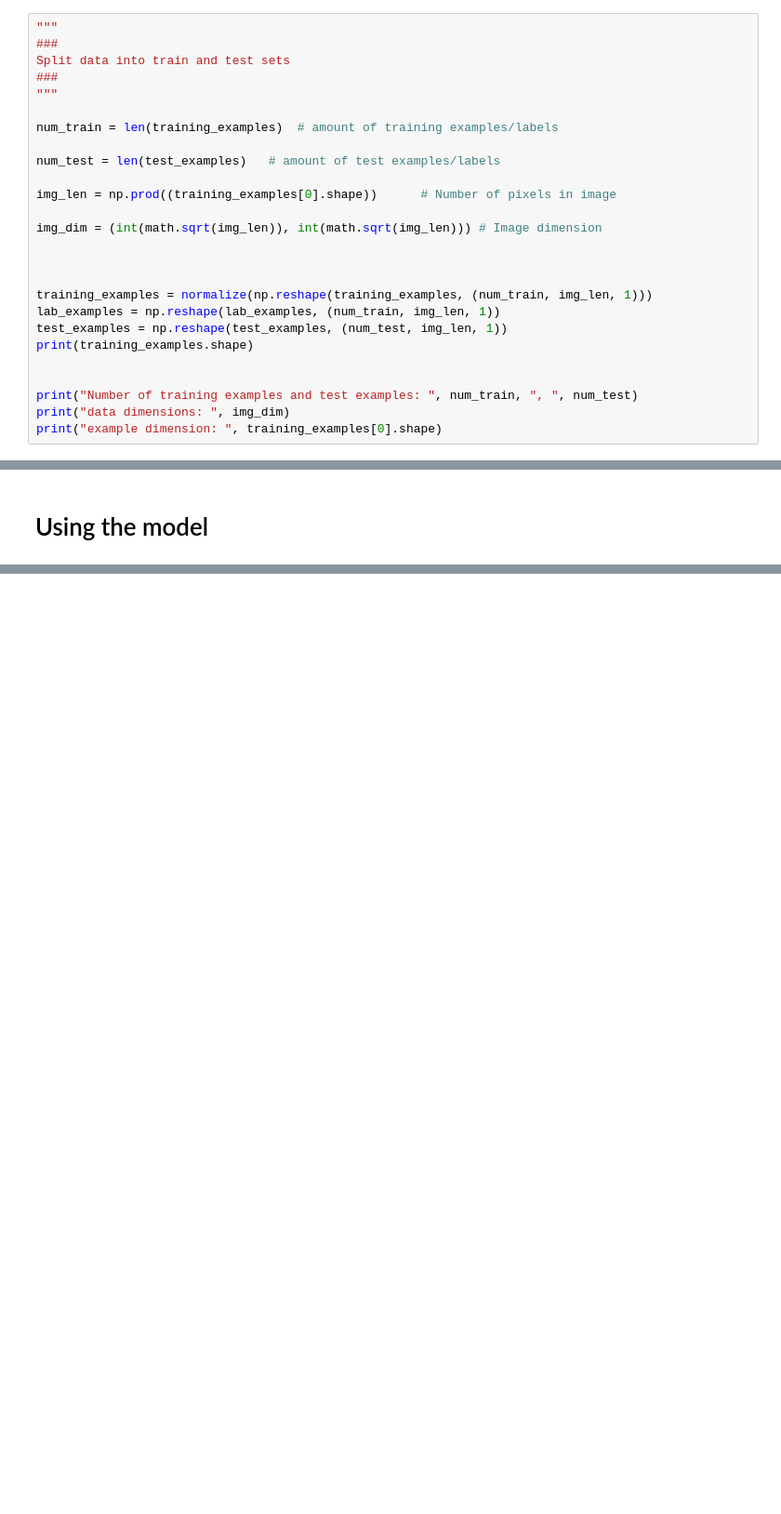
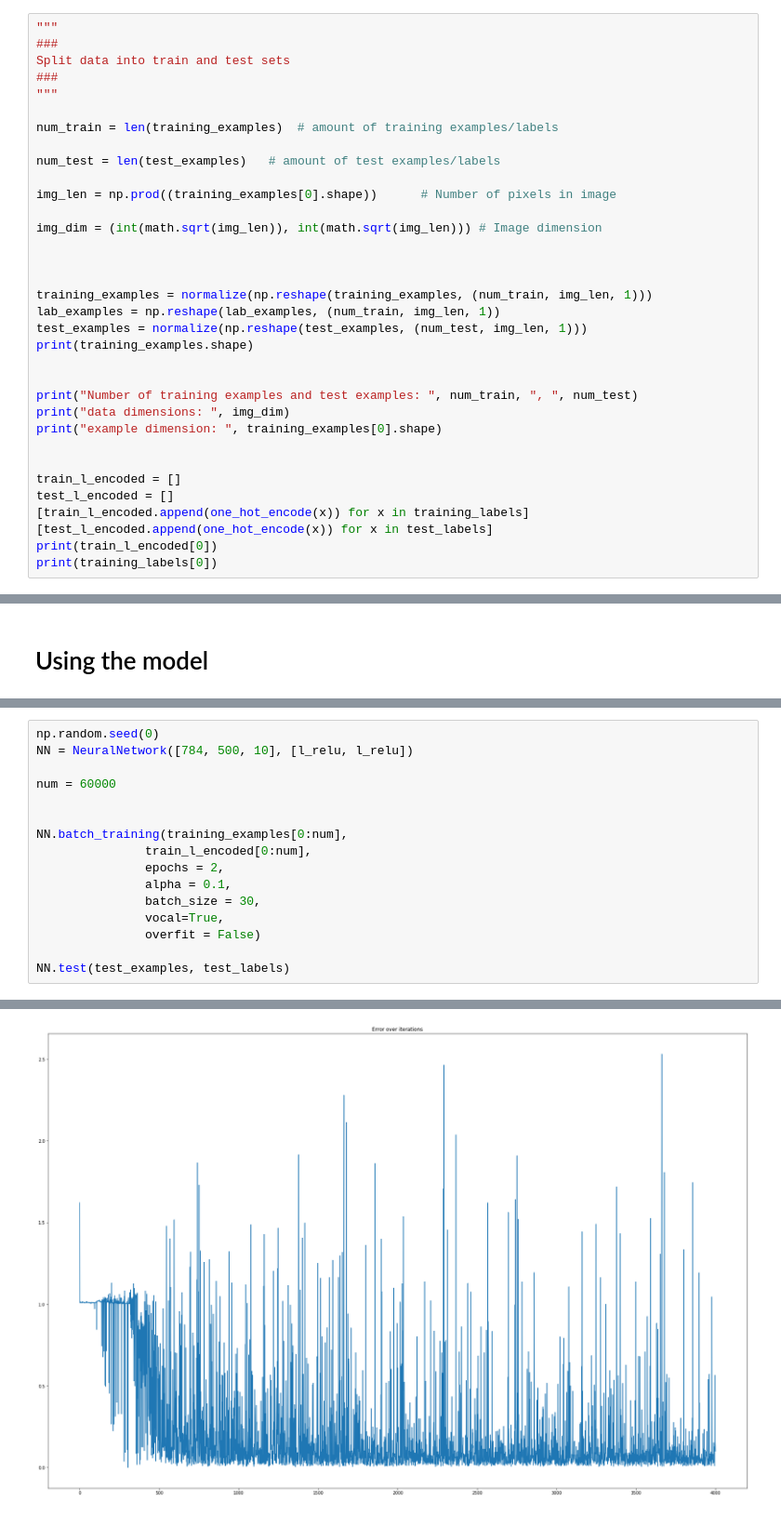
Before and after one commit to JoelSjoberg/Python-Neural-Network, a Jupyter notebook: Implementation.ipynb, the cells around one changed output, grey strips where cells are left out. Shown: that part at 93% size. Saved outputs shown, nothing was run; the diff lists cells and outputs as text; blank space fills up the shorter version.

```diff
--- a/Implementation.ipynb
+++ b/Implementation.ipynb
@@ -182,13 +268,21 @@ img_dim = (int(math.sqrt(img_len)), int(math.sqrt(img_len))) # Image dimension
 
 training_examples = normalize(np.reshape(training_examples, (num_train, img_len, 1)))
 lab_examples = np.reshape(lab_examples, (num_train, img_len, 1))
-test_examples = np.reshape(test_examples, (num_test, img_len, 1))
+test_examples = normalize(np.reshape(test_examples, (num_test, img_len, 1)))
 print(training_examples.shape)
 
 
 print("Number of training examples and test examples: ", num_train, ", ", num_test)
 print("data dimensions: ", img_dim)
 print("example dimension: ", training_examples[0].shape)
+
+
+train_l_encoded = []
+test_l_encoded = []
+[train_l_encoded.append(one_hot_encode(x)) for x in training_labels]
+[test_l_encoded.append(one_hot_encode(x)) for x in test_labels]
+print(train_l_encoded[0])
+print(training_labels[0])
 # %% [output]
 (60000, 784, 1)
 Number of training examples and test examples:  60000 ,  10000
@@ -605,0 +658,17 @@ Final error:  0.0
+# %%
+np.random.seed(0)
+NN = NeuralNetwork([784, 500, 10], [l_relu, l_relu])
+
+num = 60000
+
+
+NN.batch_training(training_examples[0:num],
+               train_l_encoded[0:num],
+               epochs = 2,
+               alpha = 0.1,
+               batch_size = 30,
+               vocal=True,
+               overfit = False)
+
+NN.test(test_examples, test_labels)
+# %% [output]
@@ -605,0 +680 @@ Final error:  0.0
+[figure, added]
```
Also changed, not shown: parts of 30 cells of this notebook.
